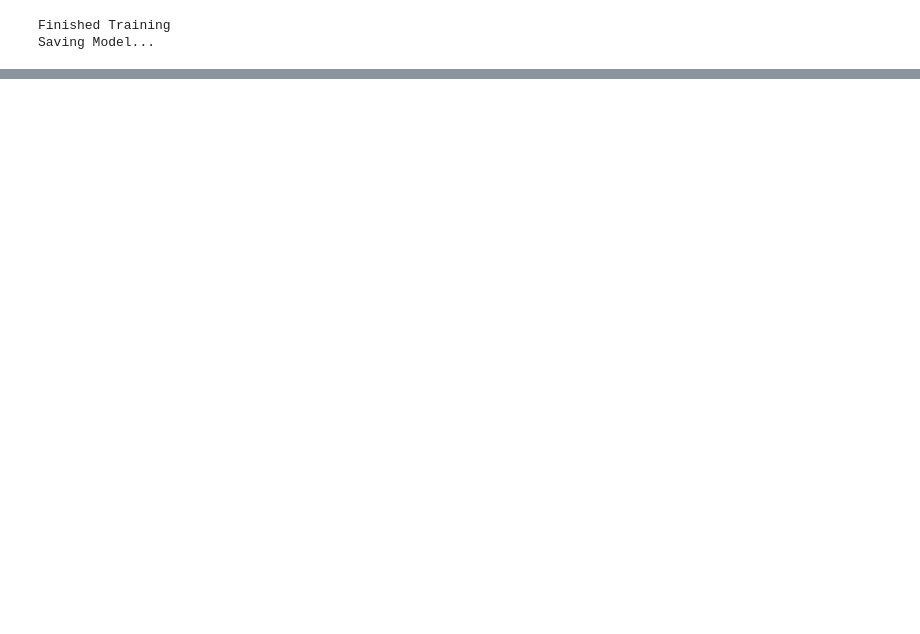
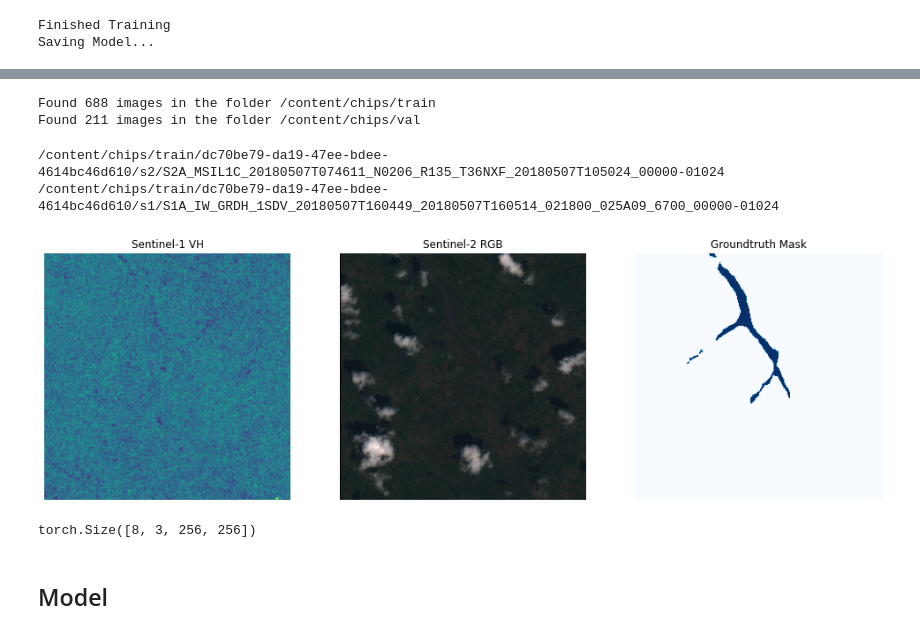
Before and after one commit to AlexanderLontke/ssl-remote-sensing, a Jupyter notebook: notebooks/VAE.ipynb, the cells around one changed output, grey strips where cells are left out. Cells and saved outputs as stored; diff of their text form; code cells hidden in the pictures; blank space fills up the shorter version.

```diff
--- a/notebooks/VAE.ipynb
+++ b/notebooks/VAE.ipynb
@@ -619,0 +1194,36 @@ WARNING:matplotlib.image:Clipping input data to the valid range for imshow with
+# %%
+trainset = SEN12FLOODS(
+        root='/content/chips/',
+        transforms=True,
+        split='train')
+
+valset = SEN12FLOODS(
+    root='/content/chips/',
+    split='val')
+
+
+train_loader = DataLoader(
+    trainset,
+    batch_size=8,
+    pin_memory=True)
+
+val_loader = DataLoader(
+    valset,
+    batch_size=8,
+    pin_memory=True)
+# %% [output]
+Found 688 images in the folder /content/chips/train
+Found 211 images in the folder /content/chips/val
+# %%
+trainset.visualize_observation(95)
+# %% [output]
+/content/chips/train/dc70be79-da19-47ee-bdee-4614bc46d610/s2/S2A_MSIL1C_20180507T074611_N0206_R135_T36NXF_20180507T105024_00000-01024
+/content/chips/train/dc70be79-da19-47ee-bdee-4614bc46d610/s1/S1A_IW_GRDH_1SDV_20180507T160449_20180507T160514_021800_025A09_6700_00000-01024
+[figure, added]
+# %%
+# check data shape (batch)
+next(iter(train_loader))["s2_img"].shape
+# %% [output]
+torch.Size([8, 3, 256, 256])
+# %% [markdown]
+## Model
```
Also changed, not shown: parts of 47 cells of this notebook.
